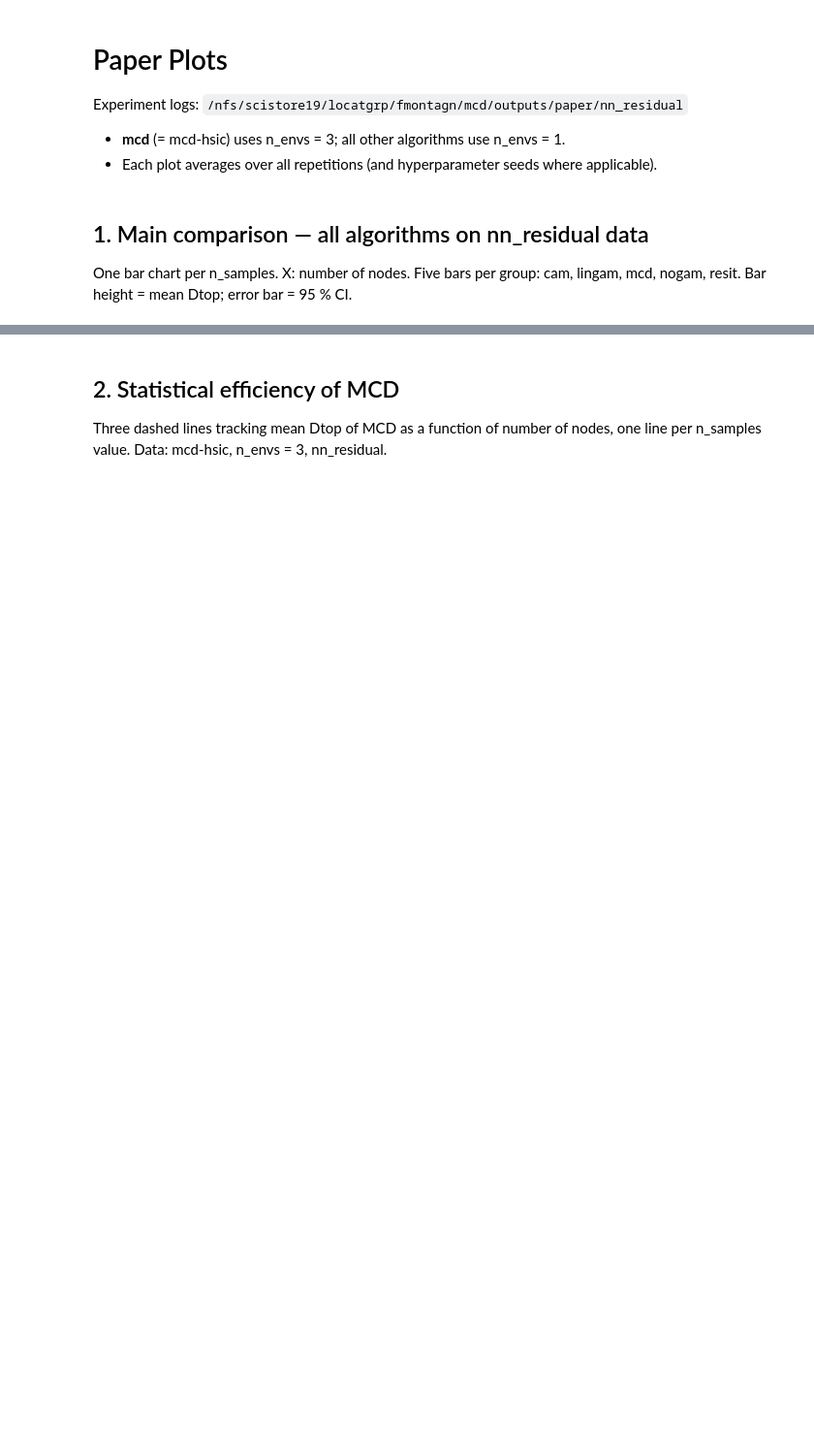
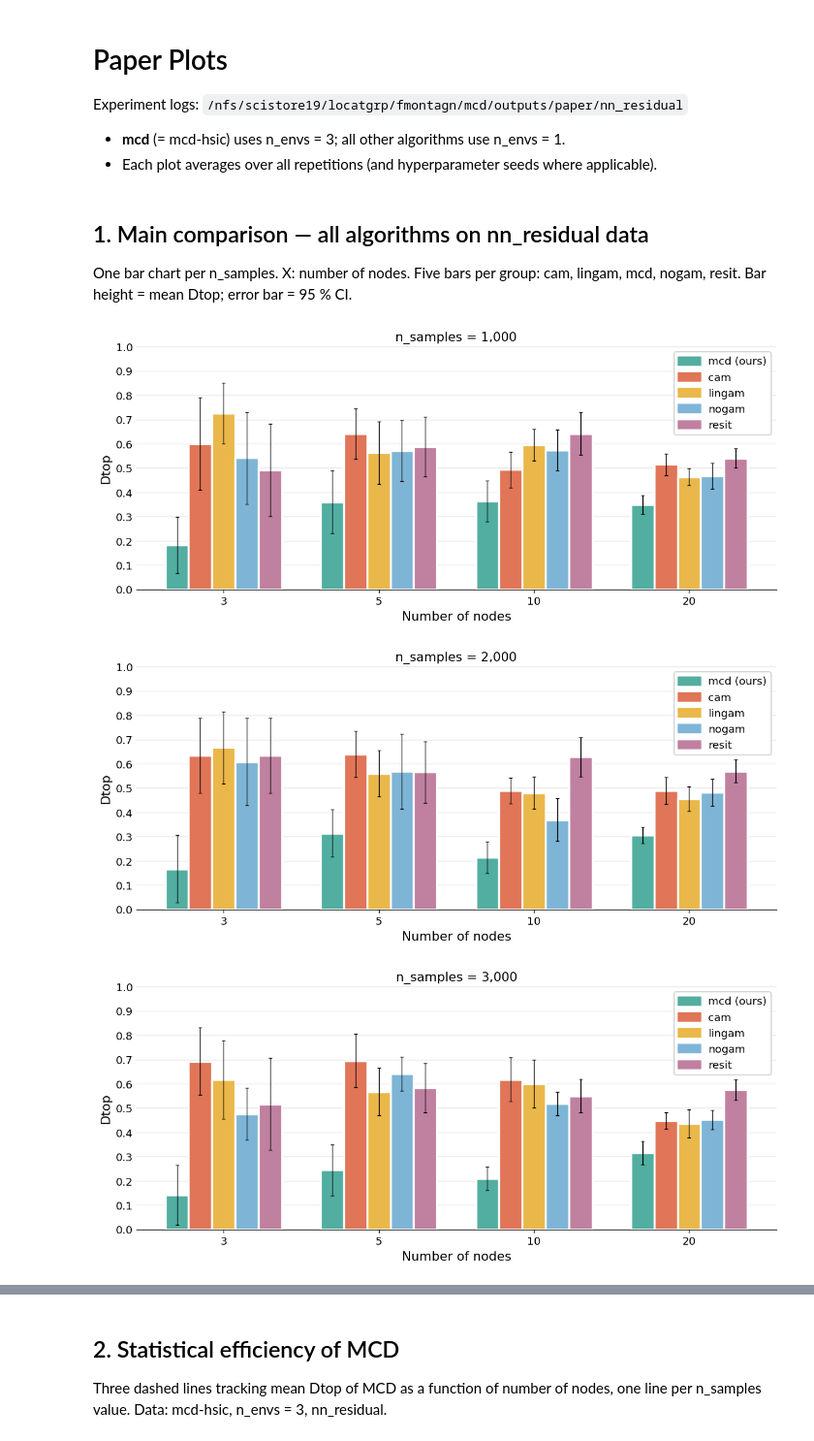
Before and after one commit to francescomontagna/mcd, a Jupyter notebook: paper_plots.ipynb, the cells around one changed output, grey strips where cells are left out. Shown at 97% size. Saved outputs shown, nothing was run; the diff lists cells and outputs as text; code cells hidden in the pictures; blank space fills up the shorter version.

```diff
--- a/paper_plots.ipynb
+++ b/paper_plots.ipynb
@@ -61,18 +61,18 @@ One bar chart per n_samples. X: number of nodes. Five bars per group: cam, linga
 # nogam's 3000-sample run lives in not_obs_id; supplement nn_residual with those rows
 dfs = []
 for alg in ["cam", "lingam", "resit"]:
-    df = load_csv(alg, 1, "nn_residual")
+    df = load_csv(alg, 1, "not_obs_id")
     if df is not None:
         dfs.append(df)
 
-df_nogam = load_csv("nogam", 1, "nn_residual")
+df_nogam = load_csv("nogam", 1, "not_obs_id")
 df_nogam_3k = load_csv("nogam", 1, "not_obs_id")
 if df_nogam is not None and df_nogam_3k is not None:
     dfs.append(pd.concat([df_nogam, df_nogam_3k[df_nogam_3k["n_samples"] == 3000]], ignore_index=True))
 elif df_nogam is not None:
     dfs.append(df_nogam)
 
-df_mcd = load_csv("mcd-hsic", 3, "nn_residual")
+df_mcd = load_csv("mcd-hsic", 3, "not_obs_id")
 if df_mcd is not None:
     dfs.append(df_mcd)
 
@@ -112,33 +112,37 @@ for n_samp in n_samples_values:
             vals = sub.loc[(sub["algorithm"] == alg) & (sub["d"] == d), "dtop"].values
             if len(vals) == 0:
                 means.append(np.nan)
                 cis.append(0.0)
             else:
                 means.append(np.nanmean(vals))
                 cis.append(ci95(vals))
 
         offsets = x + (i - (n_algs - 1) / 2) * bar_width
         valid = np.array([not np.isnan(m) for m in means])
         ax.bar(
             offsets[valid], np.array(means)[valid],
             width=bar_width, label=ALG_LABELS[alg], color=ALG_COLORS[alg],
             edgecolor="white", linewidth=2,
             yerr=np.array(cis)[valid],
             capsize=ERR_KW["capsize"], error_kw=ERR_KW, zorder=3,
         )
 
     ax.set_xlabel("Number of nodes")
     ax.set_ylabel("Dtop")
     ax.set_ylim(0, 1.0)
     ax.set_yticks(np.arange(0, 1.01, 0.1))
     ax.set_xticks(x)
     ax.set_xticklabels(d_values)
     ax.set_title(f"n_samples = {n_samp:,}")
     fix_legend(ax.legend(loc="upper right"))
     ax.grid(axis="y", alpha=0.3, zorder=0)
     plt.tight_layout()
     plt.savefig(PLOTS_DIR / f"paper_comparison_n{n_samp}.pdf", bbox_inches="tight")
     plt.show()
+# %% [output]
+[figure, added]
+[figure, added]
+[figure, added]
 # %%
 ## 1b. Same comparison — line+marker style (one figure per n_samples)
 
```
Also changed, not shown: parts of 7 cells of this notebook.
